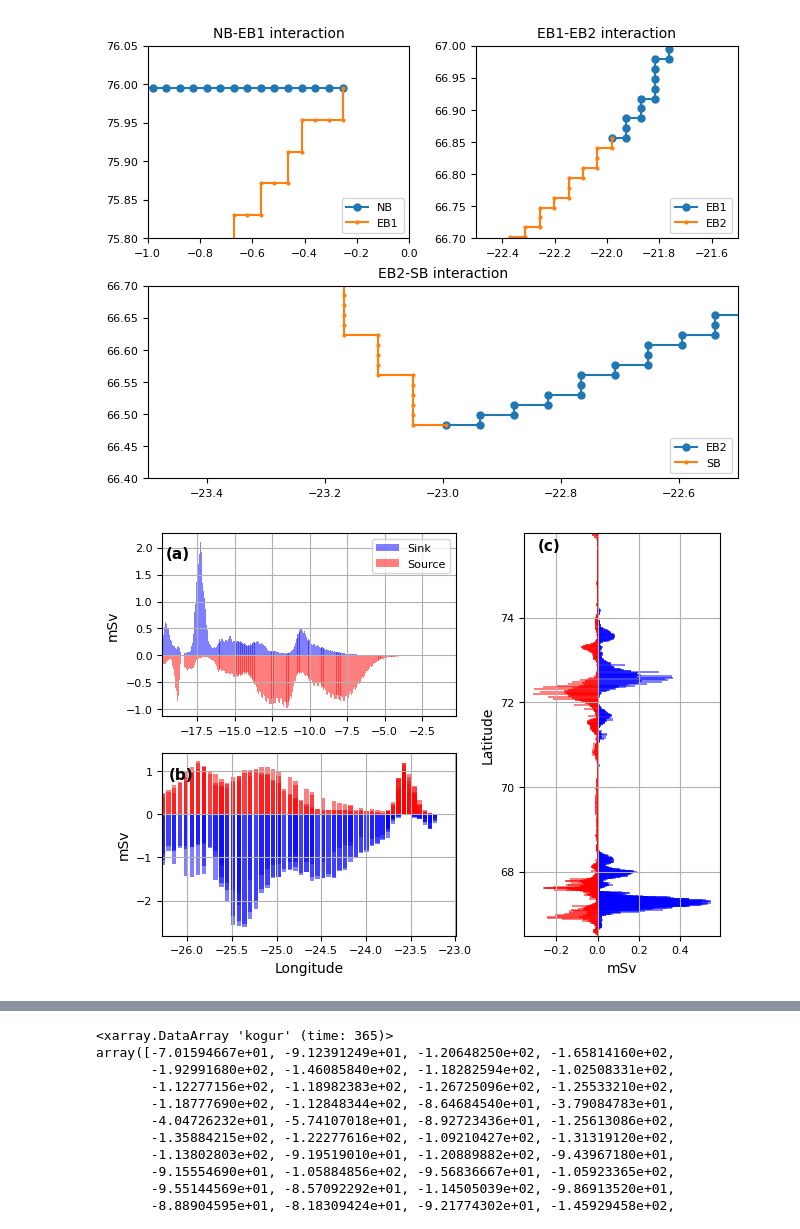
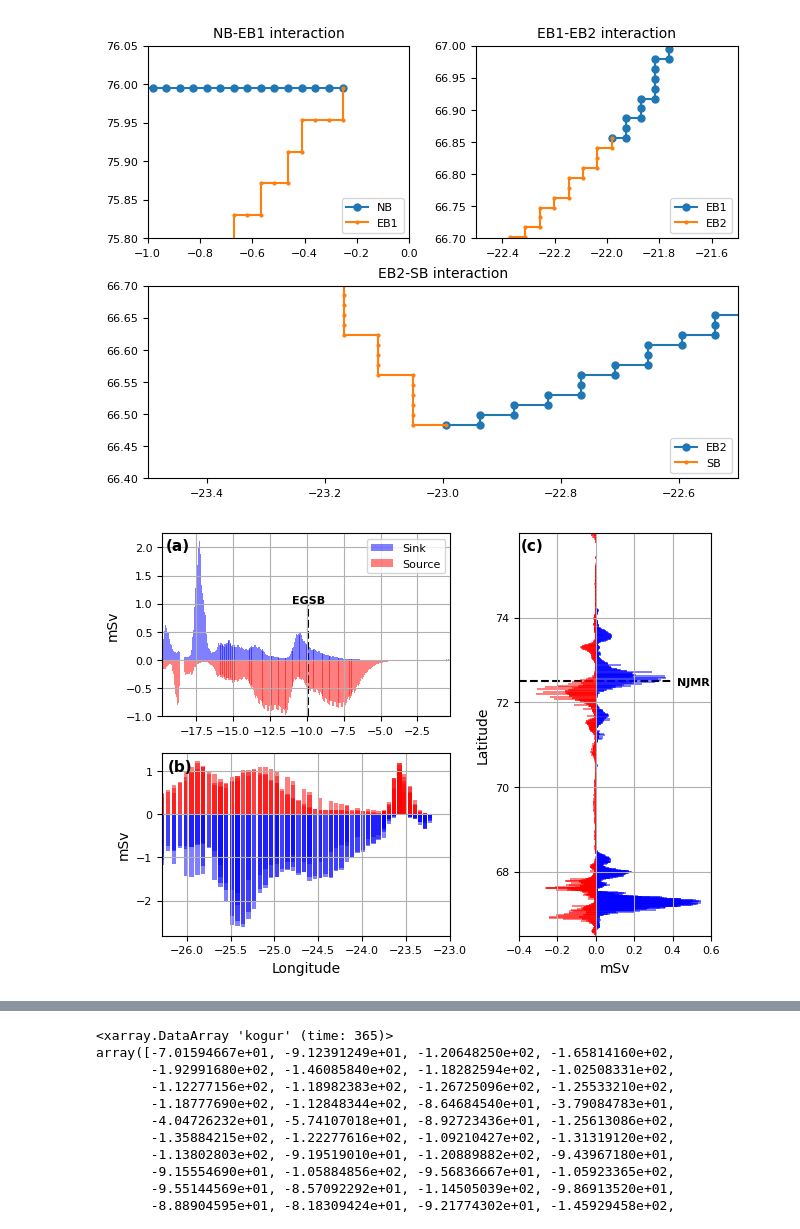
Before and after one commit to EirikKvamme/MScEirik, a Jupyter notebook: FW_budget/Full_FW_budget_76N.ipynb, the cells around one changed output, grey strips where cells are left out. Cells and saved outputs as stored; diff of their text form; code cells hidden in the pictures.

```diff
--- a/FW_budget/Full_FW_budget_76N.ipynb
+++ b/FW_budget/Full_FW_budget_76N.ipynb
@@ -558,41 +559,53 @@ axd['ul'].bar(north.XC, north_h_n, width=0.05, color='red', alpha=0.5,label=f'So
 axd['ul'].set_xlim(north.XC[0],north.XC[-1])
 axd['ul'].set_ylabel('mSv')
 axd['ul'].legend(loc='upper right')
-axd['ul'].annotate(text='(a)',xy=[north.XC[5],1.8],fontweight='bold')
+axd['ul'].annotate(text='(a)',xy=[north.XC[5],1.95],fontweight='bold')
+axd['ul'].set_ylim(-1,2.25)
+
+shelf = np.linspace(-1,1,10)
+shelfbreak = [-9.934069799999985 for x in shelf]
+axd['ul'].plot(shelfbreak,shelf,linestyle='--',color='black',zorder=0)
+axd['ul'].annotate('EGSB',xy=[-11,1],fontweight='bold',fontsize=8)
 
 # axd['ll'].plot(kogur.XC,kogur,color='g',alpha=0.5,label='FWT')
 # axd['ll'].set_title(f'b) Kögur NET FWT: {np.round(kogur.sum(dim="mooring").values,2)} mSv',fontweight='bold')
 axd['ll'].grid()
 axd['ll'].bar(kogur.XC, kogur_h_p, width=0.05, color='red', alpha=0.5,label=f'Northward: {np.round(kogur_h_p.sum().values,2)}')
 axd['ll'].bar(kogur.XC, kogur_h_n, width=0.05, color='blue', alpha=0.5,label=f'Southhward: {np.round(kogur_h_n.sum().values,2)}')
 axd['ll'].set_xlim(kogur.XC[0],kogur.XC[-1])
 axd['ll'].set_xlabel('Longitude')
 axd['ll'].set_ylabel('mSv')
 # axd['ll'].legend()
-axd['ll'].annotate(text='(b)',xy=[kogur.XC[4],0.8],fontweight='bold')
+axd['ll'].annotate(text='(b)',xy=[kogur.XC[4],1],fontweight='bold')
 
 # axd['r'].plot(shelfExtended, shelfExtended.YC,color='g',alpha=0.5,label='FWT')
 # axd['r'].set_title(f'c) Shelfbreak NET FWT: {np.round(shelfExtended.sum(dim="mooring").values + shelfExtendedKogur.sum(dim="mooring").values,2)} mSv',fontweight='bold')
 axd['r'].barh(shelfExtended.YC, shelfExtended_h_p, height=0.05, color='blue', alpha=0.5, label=f'Eastward: {np.round(shelfExtended_h_p.sum().values+shelfExtendedKogur_h_p.sum().values,2)}')
 axd['r'].barh(shelfExtended.YC, shelfExtended_h_n, height=0.05, color='red', alpha=0.5, label=f'Westward: {np.round(shelfExtended_h_n.sum().values+shelfExtendedKogur_h_n.sum().values,2)}')
+
+x_axs = np.linspace(-0.4,0.4,10)
+NJMR = [72.5 for x in x_axs]
+axd['r'].plot(x_axs,NJMR,linestyle='--',color='black',zorder=0)
+axd['r'].annotate('NJMR',xy=[0.425,72.4],fontweight='bold',fontsize=8)
 
 # axd['r'].plot(shelfExtendedKogur, shelfExtendedKogur.YC,color='g',alpha=0.5)
 axd['r'].barh(shelfExtendedKogur.YC, shelfExtendedKogur_h_p, height=0.05, color='blue', alpha=0.5)
 axd['r'].barh(shelfExtendedKogur.YC, shelfExtendedKogur_h_n, height=0.05, color='red', alpha=0.5)
 axd['r'].set_ylim(shelfExtendedKogur.YC[-1],shelfExtended.YC[0])
 axd['r'].set_ylabel('Latitude')
 axd['r'].set_xlabel('mSv')
 axd['r'].grid()
 # axd['r'].legend()
-axd['r'].annotate(text='(c)',xy=[-0.29,75.6],fontweight='bold')
+axd['r'].annotate(text='(c)',xy=[-0.39,75.6],fontweight='bold')
+axd['r'].set_xlim(-0.4,0.6)
 
 
 
 fig.savefig(r'/nird/home/ekv036/MSc/Fig/FW_Budget_boundary',dpi=300, facecolor='w', edgecolor='w',
           orientation='landscape', format=None,
           transparent=False, bbox_inches='tight',pad_inches=0.25)
 # %% [output]
-[figure, old version]
+[figure, new version]
 # %%
 # Function to create a LineCollection
 def create_line_collection_with_edgecolor(XC, YC, FWT_N, cmap,vmin,vmax, linewidth=1.5, edgecolor='black', edgewidth=1, edge_alpha=0.5):
```
Also changed, not shown: parts of 10 cells of this notebook.
